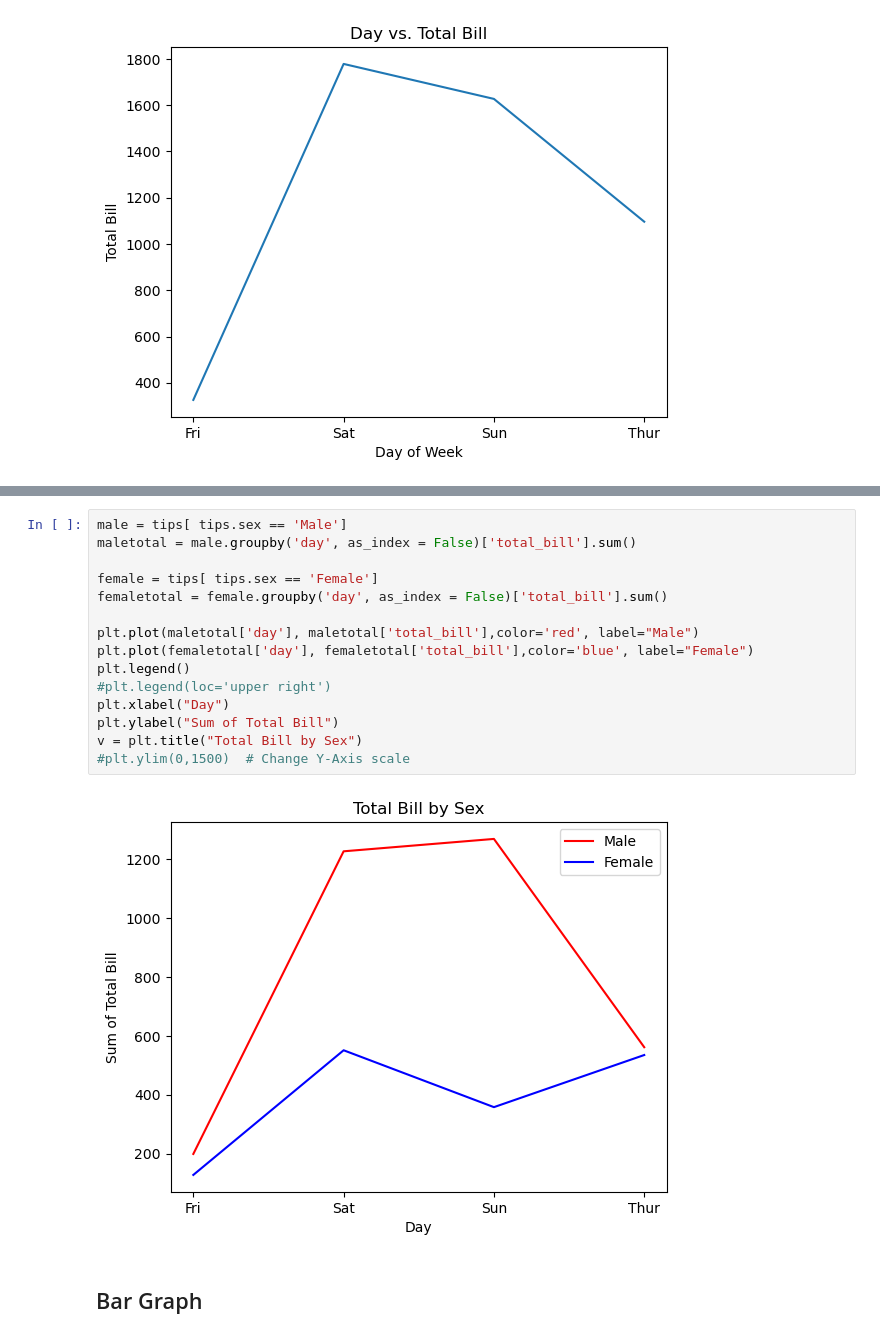
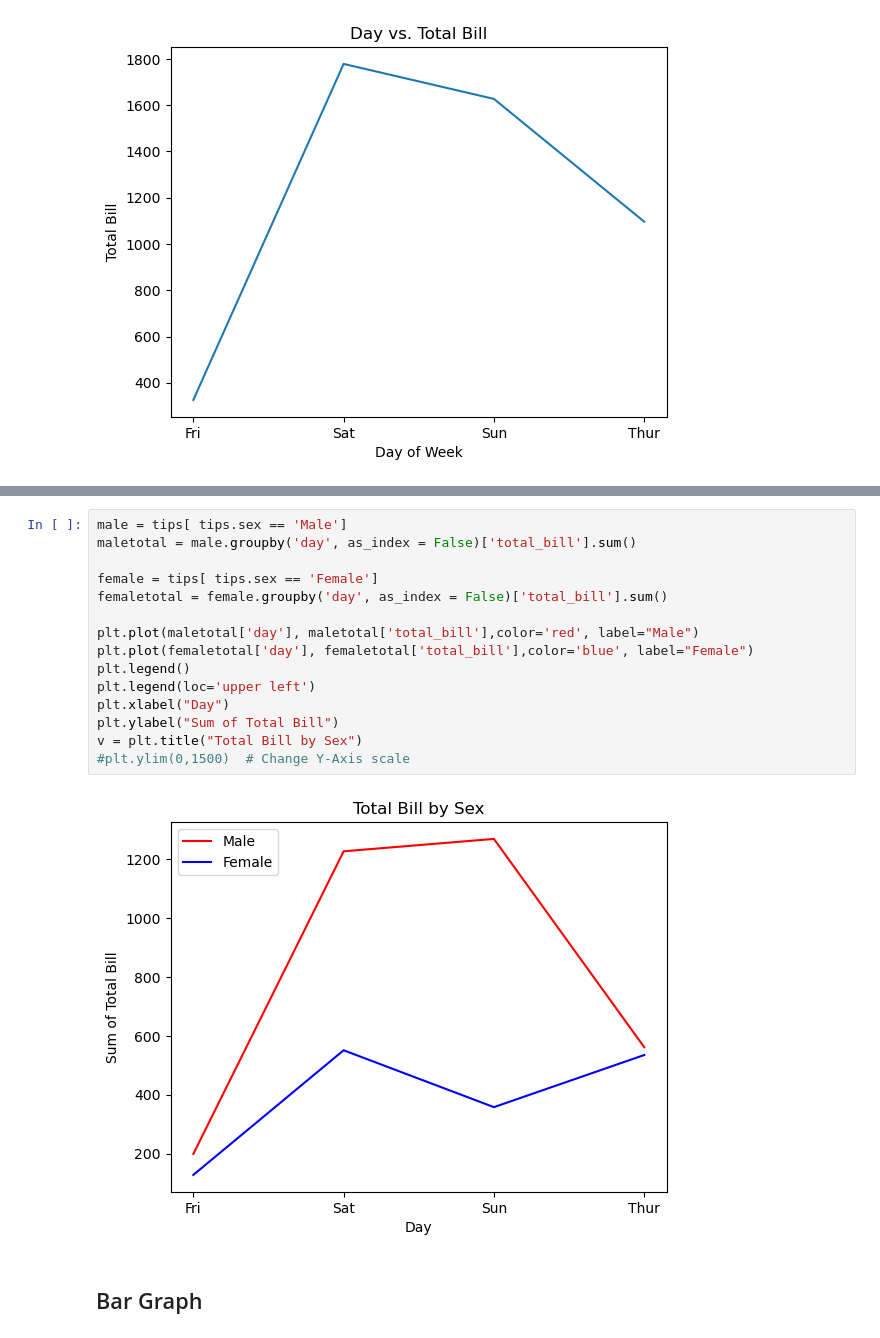
Before and after one commit to srikanthpragada/datascience_30_apr_2024, a Jupyter notebook: plots/matplotlibdemo.ipynb, the cells around one changed output, grey strips where cells are left out. Saved outputs shown, nothing was run; the diff lists cells and outputs as text.

```diff
--- a/plots/matplotlibdemo.ipynb
+++ b/plots/matplotlibdemo.ipynb
@@ -64,20 +65,20 @@ plt.plot(day_total['day'], day_total['total_bill'], color='red', linestyle='dash
 # %%
 male = tips[ tips.sex == 'Male']
 maletotal = male.groupby('day', as_index = False)['total_bill'].sum()
 
 female = tips[ tips.sex == 'Female']
 femaletotal = female.groupby('day', as_index = False)['total_bill'].sum()
 
 plt.plot(maletotal['day'], maletotal['total_bill'],color='red', label="Male")
 plt.plot(femaletotal['day'], femaletotal['total_bill'],color='blue', label="Female")
 plt.legend()
-#plt.legend(loc='upper right')
+plt.legend(loc='upper left')
 plt.xlabel("Day")
 plt.ylabel("Sum of Total Bill")
 v = plt.title("Total Bill by Sex")
 #plt.ylim(0,1500)  # Change Y-Axis scale
 # %% [output]
-[figure, old version]
+[figure, new version]
 # %% [markdown]
 ## Bar Graph
 # %%
```
Also changed, not shown: parts of 8 cells of this notebook.
